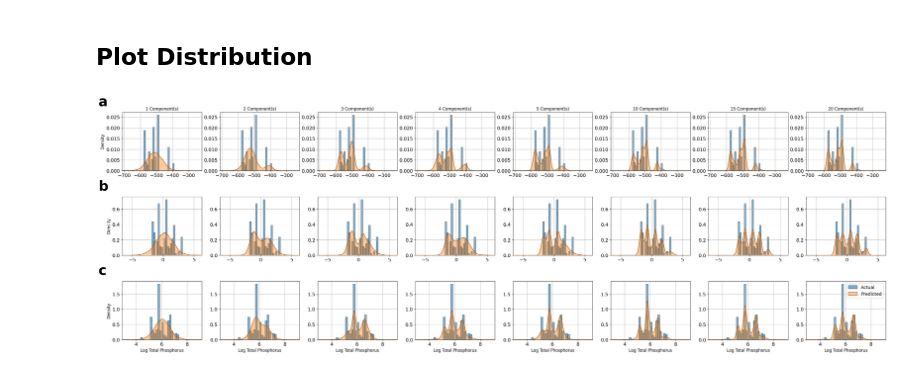
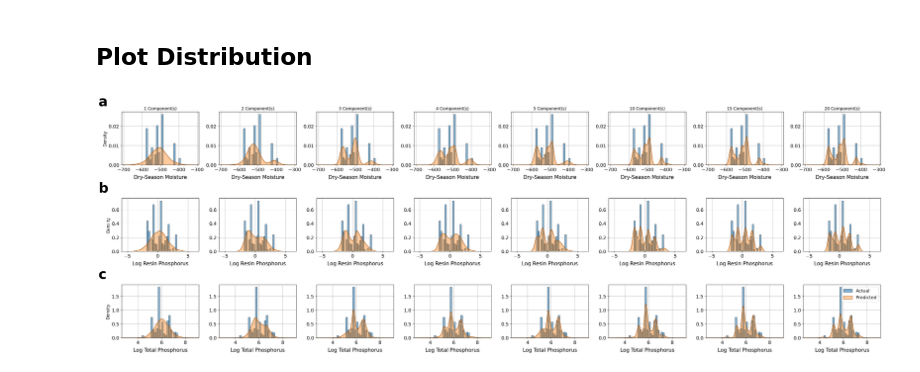
Before and after one commit to kellyktvt/Panama_forest_analysis, a Jupyter notebook: analysis/plots_Panama_1interest_lightning_log_rarity_components.ipynb, the cells around one changed output. Saved outputs shown, nothing was run; the diff lists cells and outputs as text; code cells hidden in the pictures.

Commit message:
fix x-axis labels

```diff
--- a/analysis/plots_Panama_1interest_lightning_log_rarity_components.ipynb
+++ b/analysis/plots_Panama_1interest_lightning_log_rarity_components.ipynb
@@ -93,8 +95,8 @@ for interest in interests:
         current_dir_name = base_dir_name + ("_log" if use_log else "")
 
         # Define directories
-        data_dir = Path(f"../training_output/{interest}/{current_dir_name}")
-        output_dir = Path(f"figures/{current_dir_name}")
+        data_dir = Path(f"../output/Panama/{interest}/{current_dir_name}")
+        output_dir = Path(f"figures/Panama/{interest}/{current_dir_name}")
 
         # Pick the checkpoint with the lowest validation loss
         checkpoint_files = list((data_dir / "checkpoints").glob("checkpoint_epoch=*_val_loss=*.ckpt"))
@@ -107,9 +109,9 @@ for interest in interests:
         # Load dataset
         rarity_suffix = f"_rarity{params['rarity_threshold']}" if params["rarity_threshold"] else ""
         if use_log:
-            dataset_path = Path(f"../data/processed_datasets/dataset_{interest}{rarity_suffix}_log.pt")
+            dataset_path = Path(f"../data/metadata/panama/dataset_{interest}{rarity_suffix}_log.pt")
         else:
-            dataset_path = Path(f"../data/processed_datasets/dataset_{interest}{rarity_suffix}.pt")
+            dataset_path = Path(f"../data/metadata/panama/dataset_{interest}{rarity_suffix}.pt")
         dataset = torch.load(dataset_path)
         X_train = dataset["train"]["embedding"].to(device)
         y_train = dataset["train"][interest].to(device)
@@ -231,7 +233,7 @@ for interest in interests:
     for num_comp in components:
         base_dir_name = base_template.format(num_components=num_comp)
         current_dir_name = base_dir_name + ("_log" if use_log else "")
-        data_dir = Path(f"../training_output/{interest}/{current_dir_name}")
+        data_dir = Path(f"../output/Panama/{interest}/{current_dir_name}")
         if not data_dir.exists():
             continue
         metrics_csv = data_dir / "training/version_0/metrics.csv"
@@ -256,7 +258,7 @@ for row_idx, interest in enumerate(interests):
         current_dir_name = base_dir_name + ("_log" if use_log else "")
 
         # Full path
-        data_dir = Path(f"../training_output/{interest}/{current_dir_name}")
+        data_dir = Path(f"../output/Panama/{interest}/{current_dir_name}")
 
         # If folder does not exist, skip
         if not data_dir.exists():
@@ -320,7 +322,7 @@ for row, letter in enumerate(row_letters):
     ax.annotate(f"{letter}", xy=(-0.3, 1.06), xycoords='axes fraction', fontsize=40, fontweight='bold', va='bottom', ha='left')
 
 plt.tight_layout()
-plt.savefig("figures/combined_loss_components_comparison.pdf", dpi=300)
+plt.savefig("figures/Panama/final/combined_loss_components_comparison_rarity.pdf", dpi=300)
 plt.show()
 # %% [output]
 [figure]
@@ -396,42 +398,40 @@ for row_idx, interest in enumerate(interests):
         ax.set_xlim(xmin - margin, xmax + margin)
         ax.grid(True)
         ax.tick_params(axis="both", labelsize=14)
+        ax.set_xlabel(normal_names.get(interest, interest), fontsize=15, labelpad=8)
 
         if row_idx == 0:
             ax.set_title(f"{num_comp} Component(s)", fontsize=12)
 
         if col_idx == 0:
             ax.set_ylabel("Density", fontsize=12)
-
-        if row_idx == num_rows - 1:
-            ax.set_xlabel(normal_names.get(interest, interest), fontsize=12)
 
         # Only show legend once
         if row_idx == num_rows - 1 and col_idx == num_cols - 1:
             kde_proxy = mpatches.Patch(
                 facecolor=mcolors.to_rgba("tab:orange", 0.4),
                 edgecolor=darken_color("tab:orange", amount=0.6),
                 label="Predicted"
             )
             handles, labels = ax.get_legend_handles_labels()
             handles.append(kde_proxy)
             ax.legend(handles=handles, fontsize=13, loc="upper right")
 
     axes[row_idx, 0].annotate(
         row_letters[row_idx],
         xy=(-0.3, 1.06),
         xycoords="axes fraction",
         fontsize=40,
         fontweight="bold",
         va="bottom",
         ha="left"
     )
 
 plt.savefig(
-    "figures/combined_distribution_components_comparison.pdf",
+    "figures/Panama/final/combined_distribution_components_comparison_rarity.pdf",
     dpi=300,
     bbox_inches="tight"
 )
 plt.show()
 # %% [output]
-[figure, old version]
+[figure, new version]
```
Also changed, not shown: parts of 1 cell of this notebook, 4 other files.
